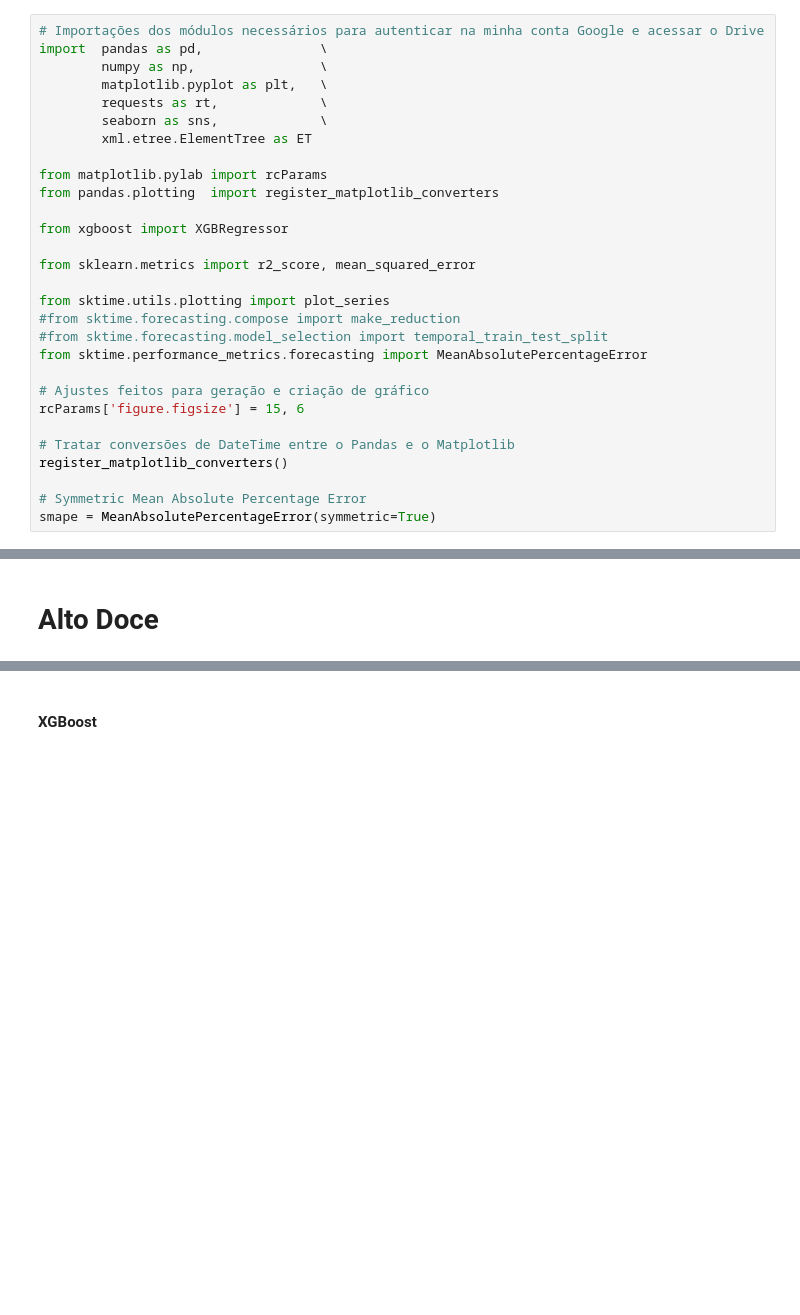
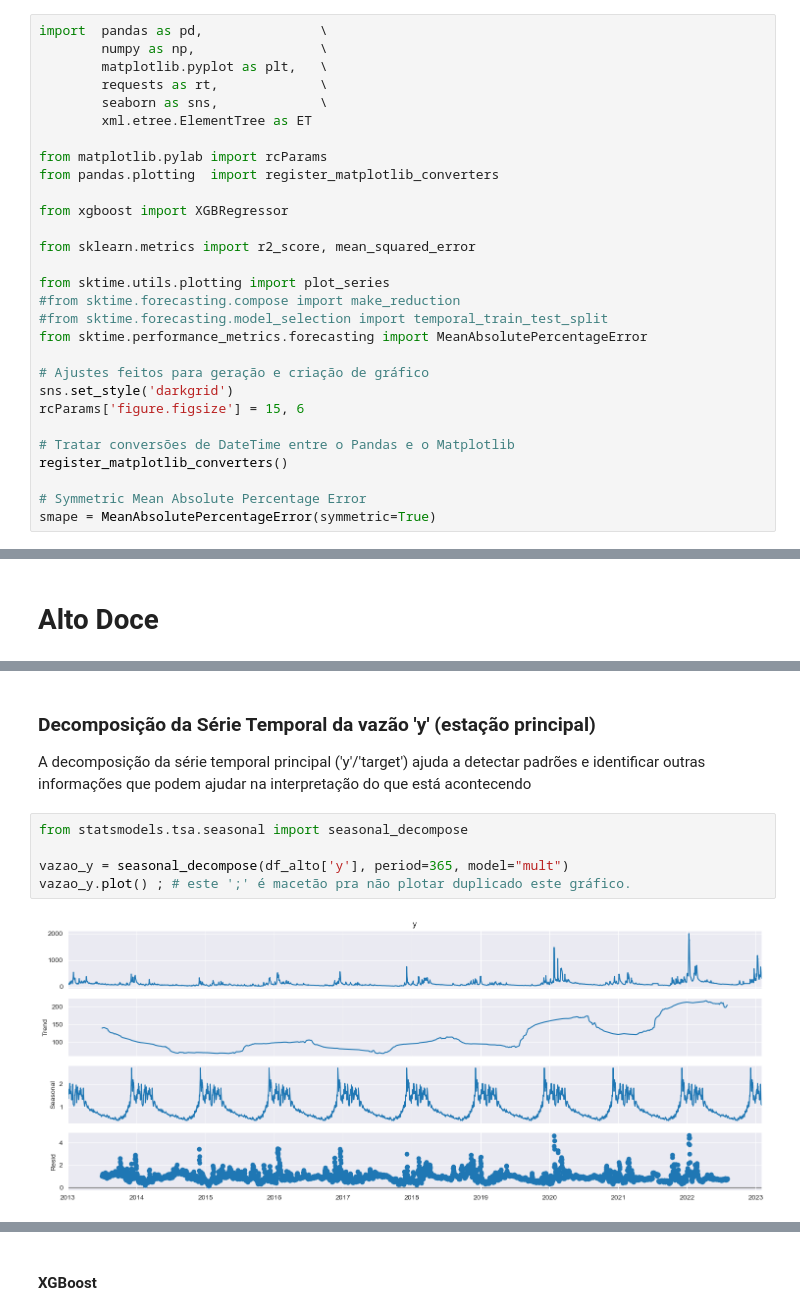
Before and after one commit to wasf84/pgmc-mestrado, a Jupyter notebook: dissertacao/bacia_rio_doce/doce.ipynb, the cells around one changed output, grey strips where cells are left out. Saved outputs shown, nothing was run; the diff lists cells and outputs as text; blank space fills up the shorter version.

```diff
--- a/dissertacao/bacia_rio_doce/doce.ipynb
+++ b/dissertacao/bacia_rio_doce/doce.ipynb
@@ -6,7 +6,6 @@
 import warnings
 warnings.filterwarnings("ignore")
 # %%
-# Importações dos módulos necessários para autenticar na minha conta Google e acessar o Drive
 import  pandas as pd,               \
         numpy as np,                \
         matplotlib.pyplot as plt,   \
@@ -27,6 +26,7 @@ from sktime.utils.plotting import plot_series
 from sktime.performance_metrics.forecasting import MeanAbsolutePercentageError
 
 # Ajustes feitos para geração e criação de gráfico
+sns.set_style('darkgrid')
 rcParams['figure.figsize'] = 15, 6
 
 # Tratar conversões de DateTime entre o Pandas e o Matplotlib
@@ -583 +234,12 @@ vazao_y.plot()
+# %% [markdown]
+### Decomposição da Série Temporal da vazão 'y' (estação principal)
+
+A decomposição da série temporal principal ('y'/'target') ajuda a detectar padrões e identificar outras informações que podem ajudar na interpretação do que está acontecendo
+# %%
+from statsmodels.tsa.seasonal import seasonal_decompose
+
+vazao_y = seasonal_decompose(df_alto['y'], period=365, model="mult")
+vazao_y.plot() ; # este ';' é macetão pra não plotar duplicado este gráfico.
+# %% [output]
+[figure, added]
 # %% [markdown]
```
Also changed, not shown: parts of 35 cells of this notebook, 4 other files.
